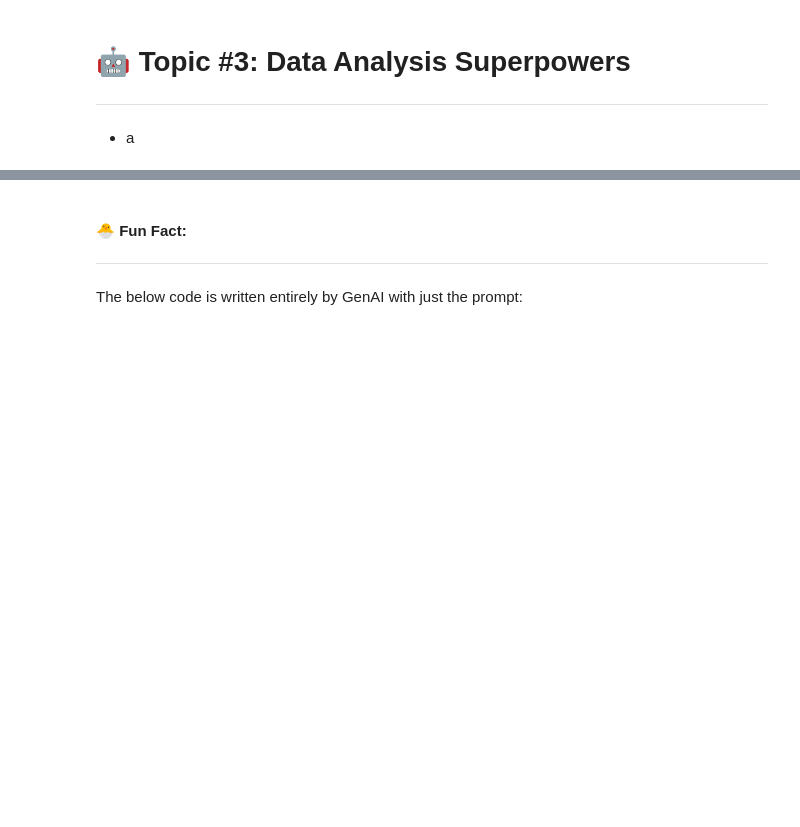
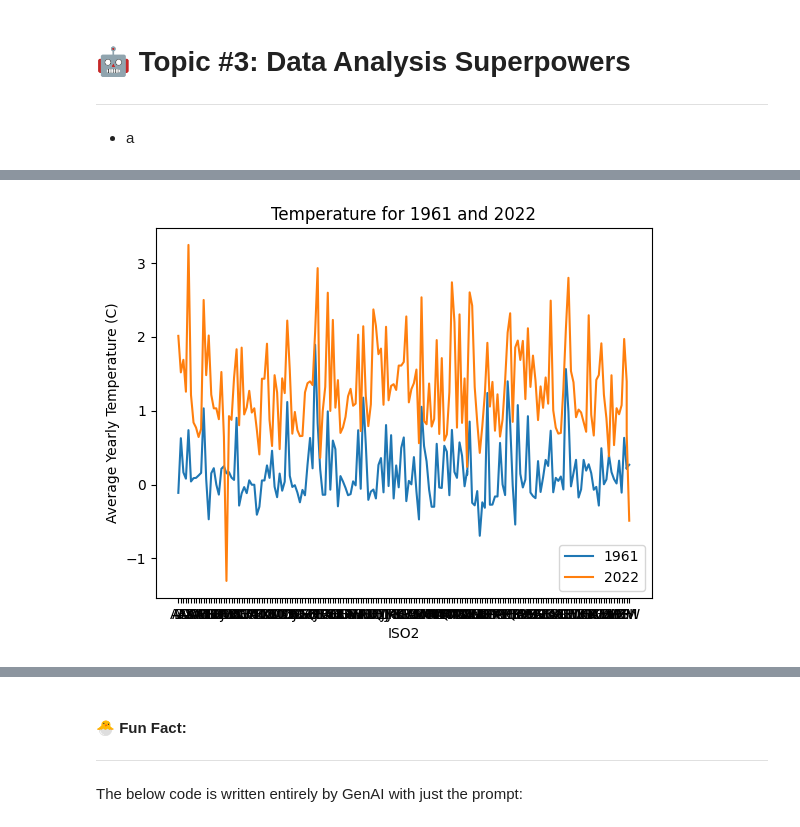
Before and after one commit to duchaba/book_python_genAI_genZ, a Jupyter notebook: Chapter_5_Duc_Python_GenAI_GenZ.ipynb, the cells around one changed output, grey strips where cells are left out. Cells and saved outputs as stored; diff of their text form; code cells hidden in the pictures; blank space fills up the shorter version.

```diff
--- a/Chapter_5_Duc_Python_GenAI_GenZ.ipynb
+++ b/Chapter_5_Duc_Python_GenAI_GenZ.ipynb
@@ -199,3 +608,14 @@ The below code is written entirely by GenAI with just the prompt:
 ---
 
 - a
+# %%
+# prompt: import the following link into DataFrame: https://raw.githubusercontent.com/duchaba/book_python_genAI_genZ/blob/master/global_warming_trends/long_format_annual_surface_temp.csv
+
+import pandas as pd
+
+# Read the CSV file into a Pandas DataFrame
+fname = 'https://raw.githubusercontent.com/duchaba/book_python_genAI_genZ/master/global_warming_trends/long_format_annual_surface_temp.csv'
+df_global_warming = pd.read_csv(fname)
+
+# Display the DataFrame
+df_global_warming.head()
@@ -201,0 +645,5 @@ The below code is written entirely by GenAI with just the prompt:
+# %%
+# prompt: remove the leading "F" in the Year column in df_global_warming
+
+df_global_warming['Year'] = df_global_warming['Year'].str[1:]
+df_global_warming.head()
@@ -201,0 +657,5 @@ The below code is written entirely by GenAI with just the prompt:
+# %%
+# prompt: convert the year column in df_global_warming into an integer
+
+df_global_warming['Year'] = df_global_warming['Year'].astype('int64')
+df_global_warming.head()
@@ -201,0 +669,18 @@ The below code is written entirely by GenAI with just the prompt:
+# %%
+# prompt: plot a line graph the temperature of for the year 1961 and the year 2022 for each ISO2 from df_global_warming
+
+df_1961 = df_global_warming[df_global_warming['Year'] == 1961]
+df_2022 = df_global_warming[df_global_warming['Year'] == 2022]
+
+import matplotlib.pyplot as plt
+
+plt.plot(df_1961['ISO2'], df_1961['Temperature'])
+plt.plot(df_2022['ISO2'], df_2022['Temperature'])
+
+plt.xlabel('ISO2')
+plt.ylabel('Average Yearly Temperature (C)')
+plt.title('Temperature for 1961 and 2022')
+plt.legend(['1961', '2022'])
+plt.show()
+# %% [output]
+[figure, added]
```
Also changed, not shown: parts of 35 cells of this notebook.
